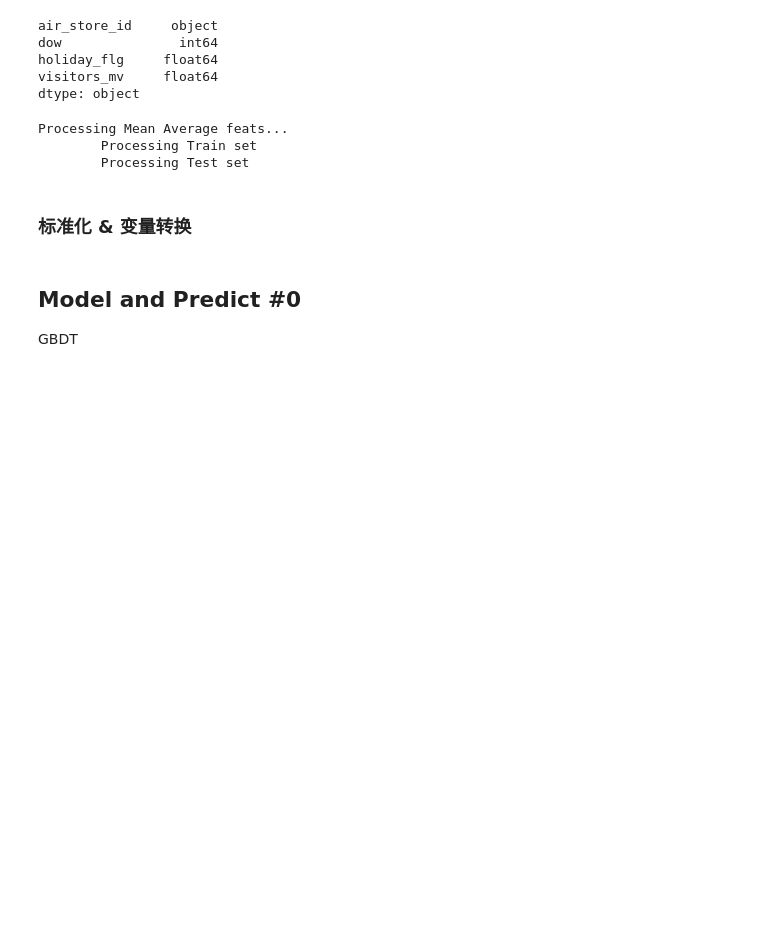
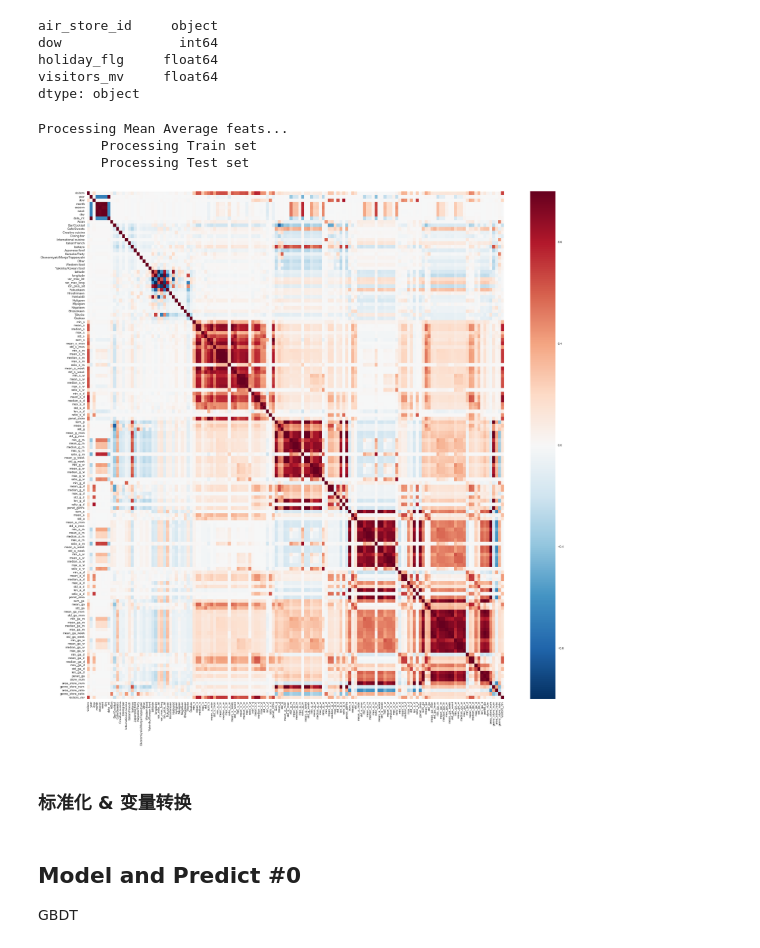
Before and after one commit to shenc3/kaggle_note, a Jupyter notebook: Recruit Restaurant Visitor Forecasting/Predict.ipynb, the cells around one changed output. Saved outputs shown, nothing was run; the diff lists cells and outputs as text; code cells hidden in the pictures; blank space fills up the shorter version.

```diff
--- a/Recruit Restaurant Visitor Forecasting/Predict.ipynb
+++ b/Recruit Restaurant Visitor Forecasting/Predict.ipynb
@@ -714,6 +714,12 @@ test.loc[miss_idx, 'visitors_mv'] = test[miss_idx].merge(visitors_mv[['air_store
 Processing Mean Average feats...
         Processing Train set
         Processing Test set
+# %%
+fig, ax = plt.subplots(figsize=(30, 30))
+sns.heatmap(train.corr(), ax=ax)
+plt.savefig('hm_feats.png')
+# %% [output]
+[figure, added]
 # %% [markdown]
 ### 标准化 & 变量转换
 # %%
```
